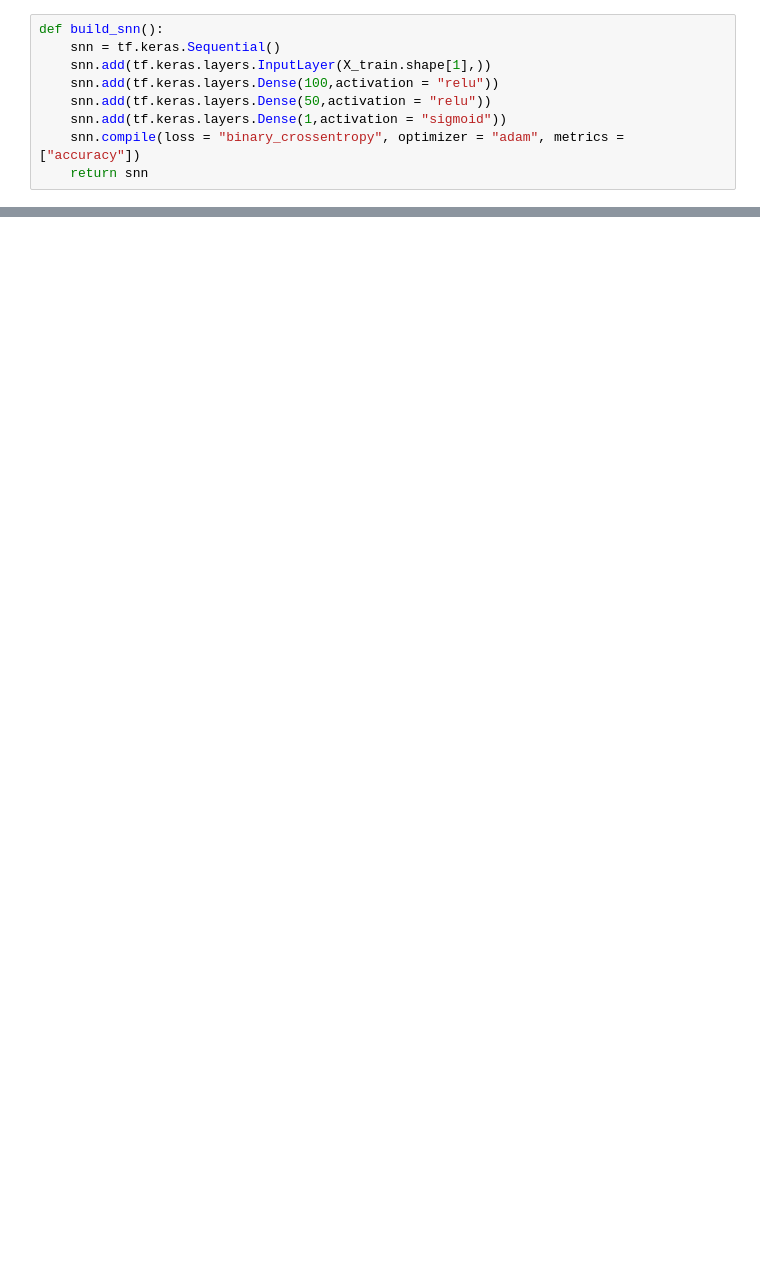
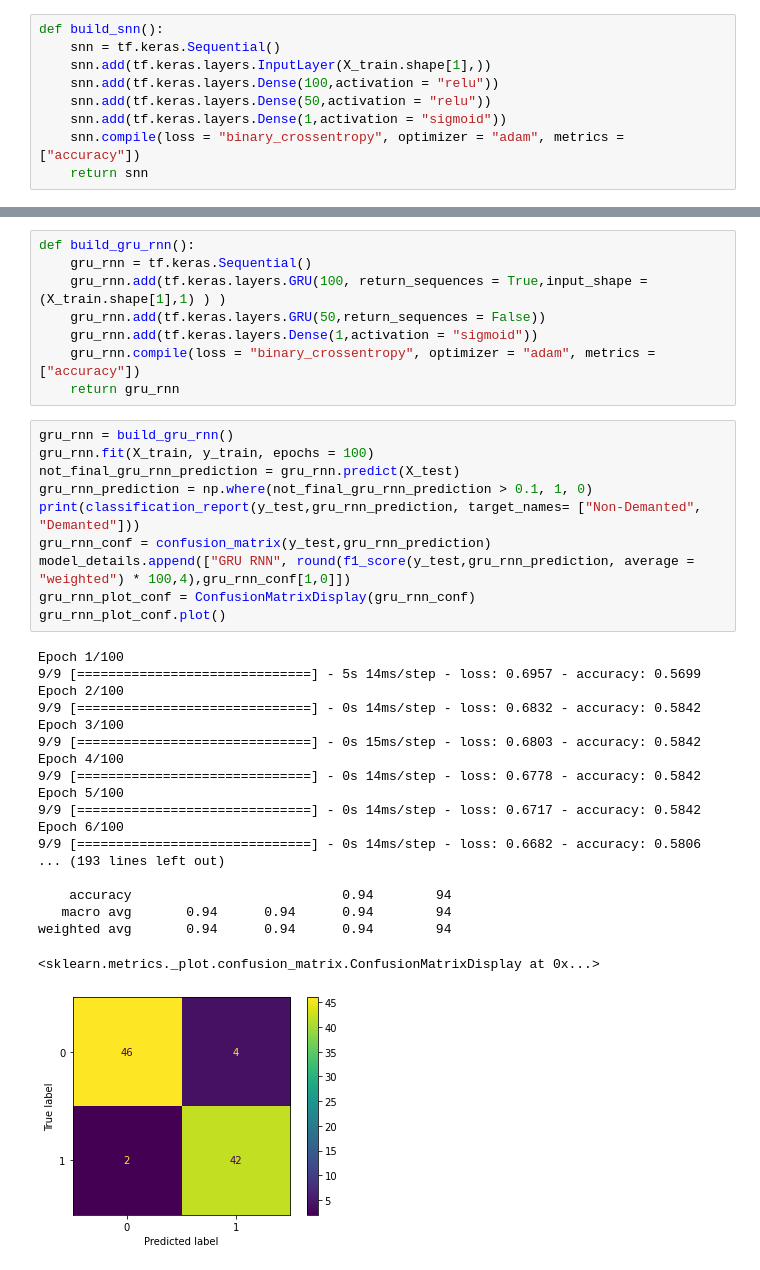
Before and after one commit to amyrmahdy/pets, a Jupyter notebook: AI/classification/oasis_brain_project/brain_mri_v2.ipynb, the cells around one changed output, grey strips where cells are left out. Cells and saved outputs as stored; diff of their text form; blank space fills up the shorter version.

```diff
--- a/AI/classification/oasis_brain_project/brain_mri_v2.ipynb
+++ b/AI/classification/oasis_brain_project/brain_mri_v2.ipynb
@@ -450,0 +485,38 @@ weighted avg       0.89      0.85      0.85        94
+# %%
+def build_gru_rnn():
+    gru_rnn = tf.keras.Sequential()
+    gru_rnn.add(tf.keras.layers.GRU(100, return_sequences = True,input_shape = (X_train.shape[1],1) ) )
+    gru_rnn.add(tf.keras.layers.GRU(50,return_sequences = False))
+    gru_rnn.add(tf.keras.layers.Dense(1,activation = "sigmoid"))
+    gru_rnn.compile(loss = "binary_crossentropy", optimizer = "adam", metrics = ["accuracy"])
+    return gru_rnn
+# %%
+gru_rnn = build_gru_rnn()
+gru_rnn.fit(X_train, y_train, epochs = 100)
+not_final_gru_rnn_prediction = gru_rnn.predict(X_test)
+gru_rnn_prediction = np.where(not_final_gru_rnn_prediction > 0.1, 1, 0)
+print(classification_report(y_test,gru_rnn_prediction, target_names= ["Non-Demanted", "Demanted"]))
+gru_rnn_conf = confusion_matrix(y_test,gru_rnn_prediction)
+model_details.append(["GRU RNN", round(f1_score(y_test,gru_rnn_prediction, average = "weighted") * 100,4),gru_rnn_conf[1,0]])
+gru_rnn_plot_conf = ConfusionMatrixDisplay(gru_rnn_conf)
+gru_rnn_plot_conf.plot()
+# %% [output]
+Epoch 1/100
+9/9 [==============================] - 5s 14ms/step - loss: 0.6957 - accuracy: 0.5699
+Epoch 2/100
+9/9 [==============================] - 0s 14ms/step - loss: 0.6832 - accuracy: 0.5842
+Epoch 3/100
+9/9 [==============================] - 0s 15ms/step - loss: 0.6803 - accuracy: 0.5842
+Epoch 4/100
+9/9 [==============================] - 0s 14ms/step - loss: 0.6778 - accuracy: 0.5842
+Epoch 5/100
+9/9 [==============================] - 0s 14ms/step - loss: 0.6717 - accuracy: 0.5842
+Epoch 6/100
+9/9 [==============================] - 0s 14ms/step - loss: 0.6682 - accuracy: 0.5806
+... (193 lines left out)
+
+    accuracy                           0.94        94
+   macro avg       0.94      0.94      0.94        94
+weighted avg       0.94      0.94      0.94        94
+<sklearn.metrics._plot.confusion_matrix.ConfusionMatrixDisplay at 0x...>
+[figure, added]
```
Also changed, not shown: parts of 19 cells of this notebook, 3 other files.
